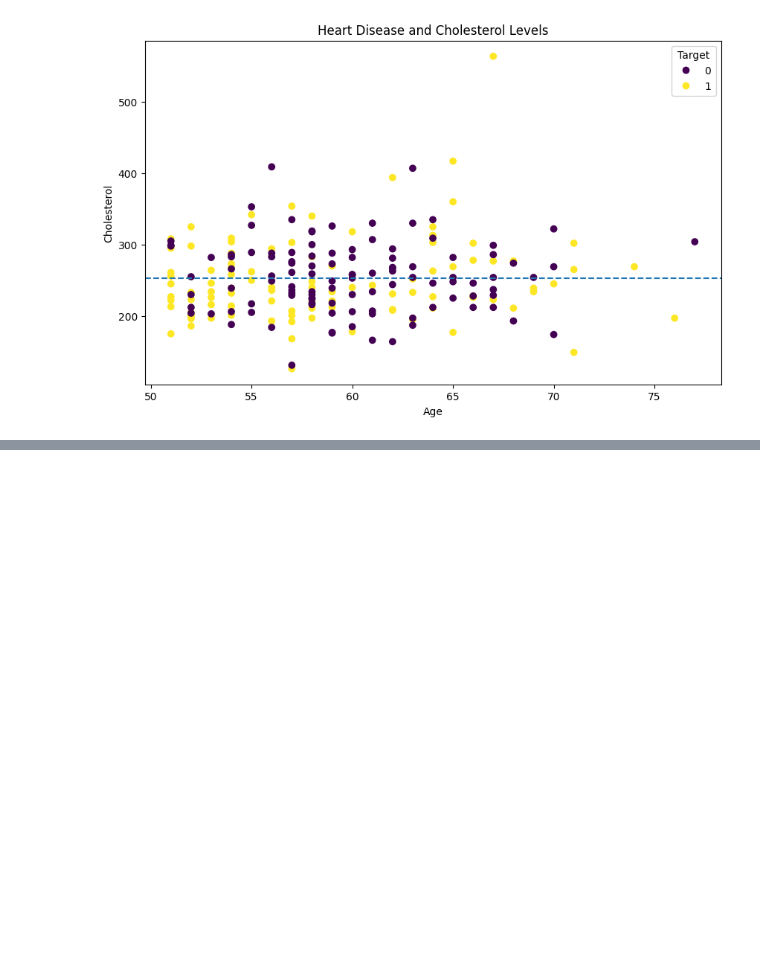
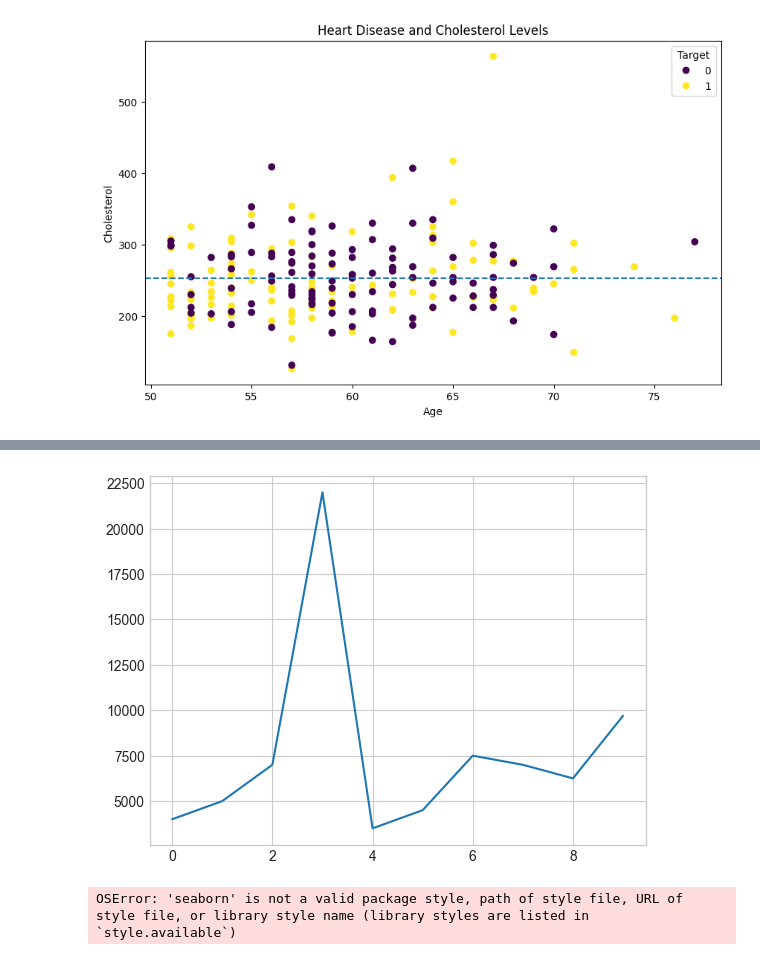
Before and after one commit to vivekkumar2909/Data-Science-and-Machine-Learning, a Jupyter notebook: introduction-to-matplotlib.ipynb, the cells around one changed output, grey strips where cells are left out. Cells and saved outputs as stored; diff of their text form; code cells hidden in the pictures; blank space fills up the shorter version.

```diff
--- a/introduction-to-matplotlib.ipynb
+++ b/introduction-to-matplotlib.ipynb
@@ -590,0 +706,3 @@ ax.axhline(over_50['chol'].mean(),linestyle='--')
+# %%
+# Change the style...
+plt.style.use('seaborn-v0_8-whitegrid')
@@ -590,0 +723,8 @@ ax.axhline(over_50['chol'].mean(),linestyle='--')
+# %%
+car_sales["Price"].plot();
+# %% [output]
+[figure, added]
+# %%
+plt.style.use('seaborn')
+# %% [output]
+OSError: 'seaborn' is not a valid package style, path of style file, URL of style file, or library style name (library styles are listed in `style.available`)
```
Also changed, not shown: parts of 33 cells of this notebook, 1 other file.
